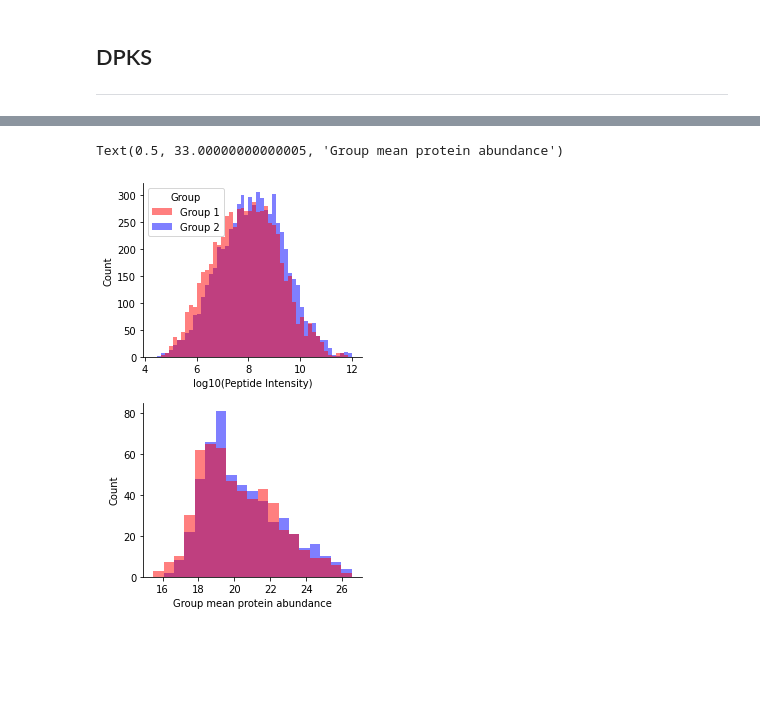
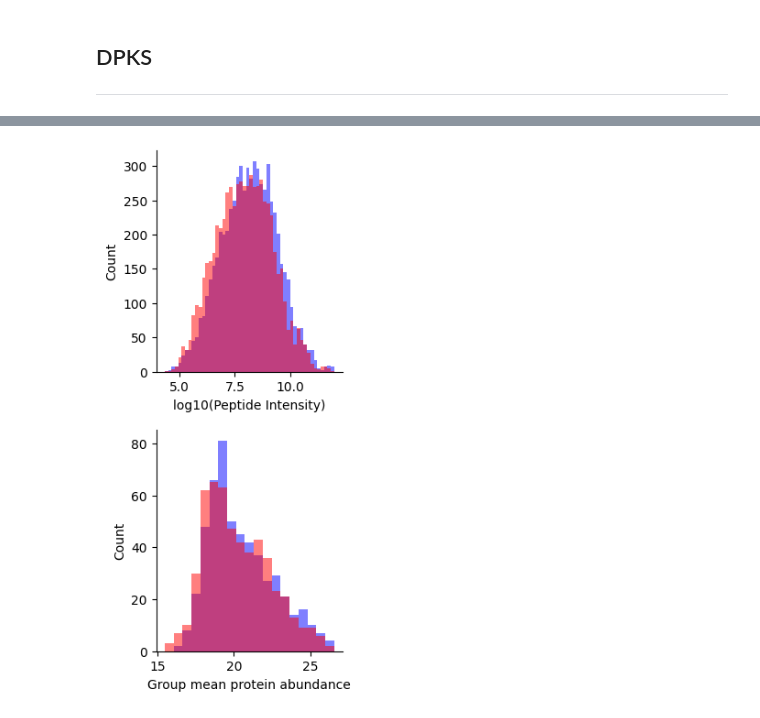
Before and after one commit to ErikHartman/sepsis-ml, a Jupyter notebook: src/general.ipynb, the cells around one changed output, grey strips where cells are left out. Drawn from its saved outputs; the diff is of its cells as text; code cells hidden in the pictures; blank space fills up the shorter version.

```diff
--- a/src/general.ipynb
+++ b/src/general.ipynb
@@ -204,11 +200,11 @@ qm = (
         .quantify(method="maxlfq") # play around with minimum_subgroups (default is set 1)
     )
 #qm.to_df().to_csv('../data/ms/QuantMatrix.csv', index=False)
-compare_df = qm.compare_groups(
-        method='linregress',
-        group_a=1,
-        group_b=2,
-        min_samples_per_group = 2,
-        level='protein',
-    ).to_df()
-compare_df
+# compare_df = qm.compare_groups(
+#         method='linregress',
+#         group_a=1,
+#         group_b=2,
+#         min_samples_per_group = 2,
+#         level='protein',
+#     ).to_df()
+# compare_df
@@ -229,37 +211,38 @@ compare_df
 # %%
+import matplotlib as mpl
+mpl.rcParams.update(mpl.rcParamsDefault)
 prot_df1 = compare_df[['Protein','Group1Mean']]
 prot_df2 = compare_df[['Protein', 'Group2Mean']]
 prot_df1 = prot_df1.rename(columns={'Group1Mean':'GroupMean'})
 prot_df2 = prot_df2.rename(columns={'Group2Mean':'GroupMean'})
 prot_df1['Group'] = 'Group 1'
 prot_df2['Group'] = 'Group 2'
 
 df1 = df[['PeptideSequence','IntensitySum1']]
 df2 = df[['PeptideSequence', 'IntensitySum2']]
 df1 = df1.rename(columns={'IntensitySum1':'IntensitySum'})
 df2 = df2.rename(columns={'IntensitySum2':'IntensitySum'})
 df1['Group'] = 'Group 1'
 df2['Group'] = 'Group 2'
 
 df_new = pd.concat([df1,df2])
 df_new.reset_index(inplace=True)
 df_new['logI'] = [np.log10(x) for x in df_new['IntensitySum']]
-fig, ax = plt.subplots(2,1,figsize = (4,6), gridspec_kw={'height_ratios': [1, 1]})
+fig, ax = plt.subplots(2,1,figsize = (3,6), gridspec_kw={'height_ratios': [1, 1]})
 
-sns.histplot(data=df_new, kde=False, x= 'logI', hue='Group', edgecolor=None, palette=['red','blue'], alpha=0.5, ax=ax[0])
+sns.histplot(data=df_new, kde=False, x= 'logI', hue='Group', edgecolor=None, legend=False, palette=['red','blue'], alpha=0.5, ax=ax[0])
 ax[0].set_xlabel('log10(Peptide Intensity)')
 sns.despine()
 plt.tight_layout()
 
 prot_df_new = pd.concat([prot_df1,prot_df2])
 prot_df_new.reset_index(inplace=True)
 sns.histplot(data=prot_df_new, kde=False, x= 'GroupMean', hue='Group', edgecolor=None, legend=False, palette=['red','blue'], alpha=0.5, ax=ax[1])
 ax[1].set_xlabel('Group mean protein abundance')
 
-#plt.savefig('../plots/general/PepProtHist.jpg', dpi=300, bbox_inches='tight')
+plt.savefig('../plots/general/PepProtHist.jpg', dpi=300, bbox_inches='tight')
 # %% [output]
-Text(0.5, 33.00000000000005, 'Group mean protein abundance')
-[figure, old version]
+[figure, new version]
 # %%
 compare_df = compare_df.sort_values('Log2FoldChange1-2', ascending=False)
 protein_peptide_count = df.groupby('Protein', as_index=False).mean()[['Protein','PeptideCount1','PeptideCount2','PeptideCountSum']]
```
Also changed, not shown: parts of 10 cells of this notebook, 4 other files.
